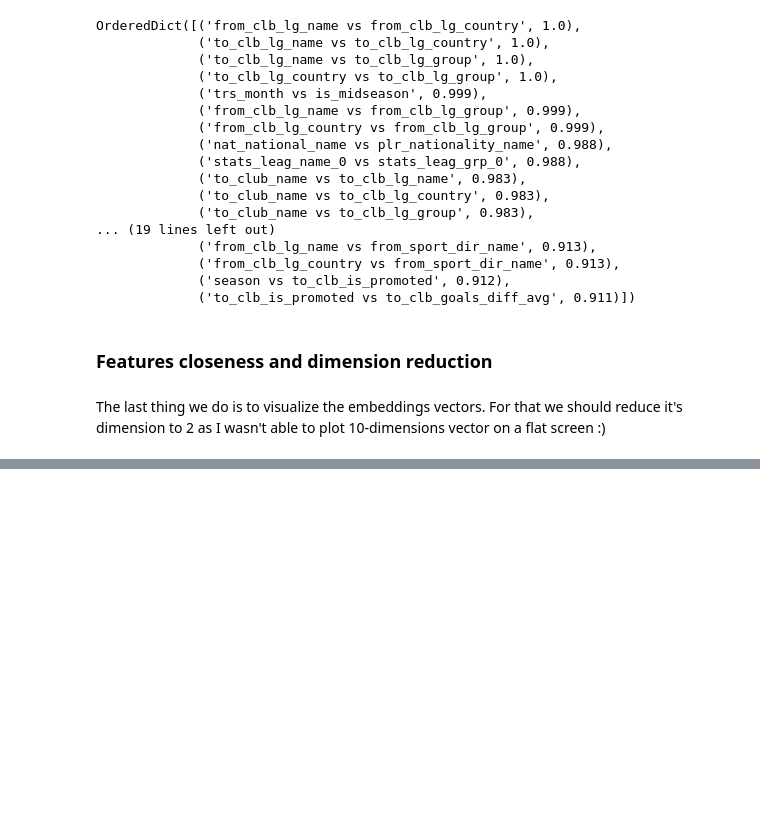
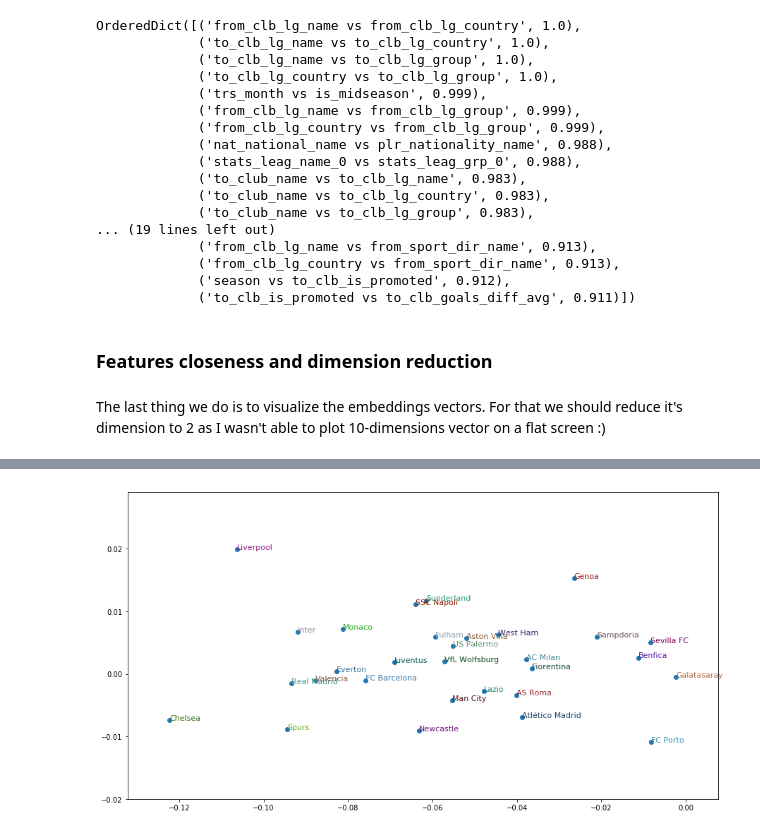
Before and after one commit to Pak911/football-transfers-explore, a Jupyter notebook: 06-main_dendrogram-and-dem-red.ipynb, the cells around one changed output, grey strips where cells are left out. Drawn from its saved outputs; the diff is of its cells as text; code cells hidden in the pictures; blank space fills up the shorter version.

```diff
--- a/06-main_dendrogram-and-dem-red.ipynb
+++ b/06-main_dendrogram-and-dem-red.ipynb
@@ -156,3 +156,7 @@ plot_2d_emb(emb_map=redc_emb_map, feature='from_club_name', top_x=30)
+# %%
+plot_2d_emb(emb_map=redc_emb_map, feature='to_club_name', top_x=30)
+# %% [output]
+[figure, added]
 # %%
 plot_2d_emb(emb_map=redc_emb_map, feature='from_coach_name', top_x=30)
 # %% [output]
```
Also changed, not shown: parts of 6 cells of this notebook.
